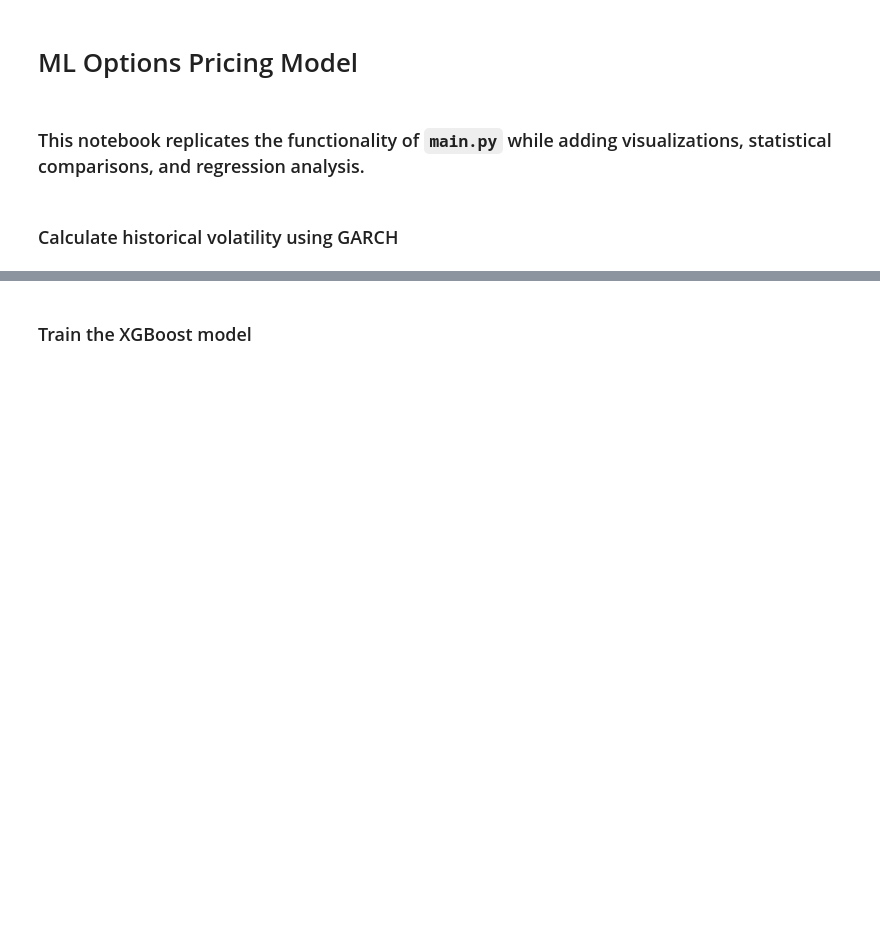
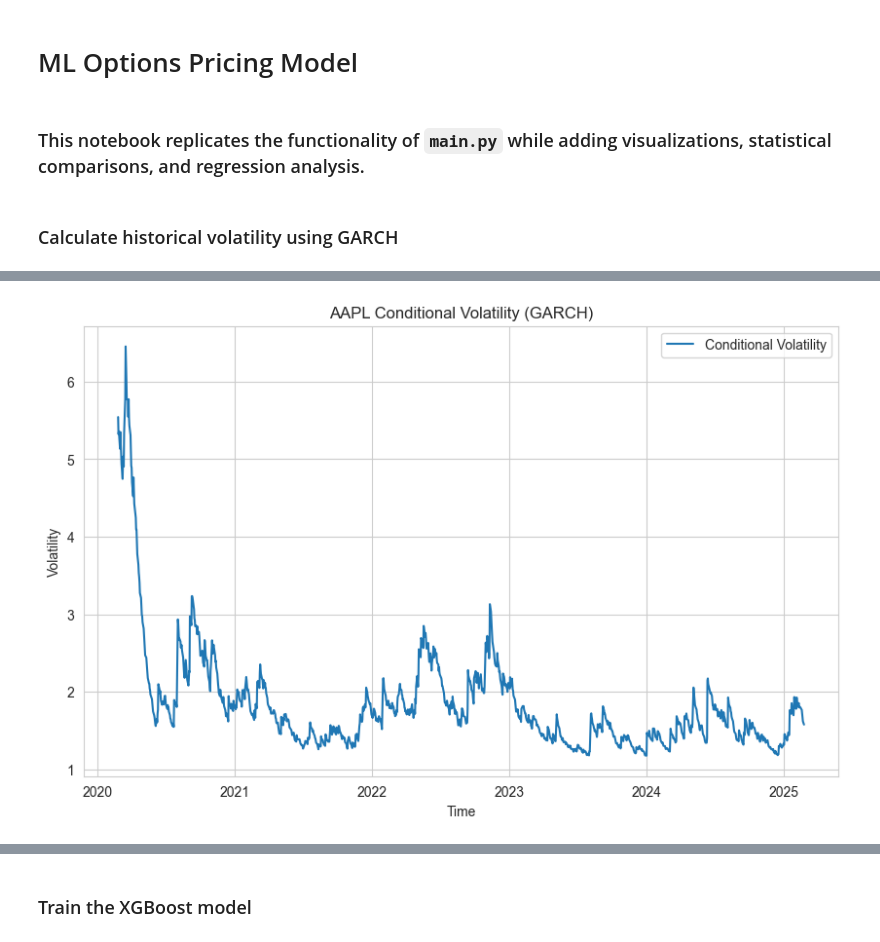
Before and after one commit to devxinvestor/Options, a Jupyter notebook: options.ipynb, the cells around one changed output, grey strips where cells are left out. Cells and saved outputs as stored; diff of their text form; code cells hidden in the pictures; blank space fills up the shorter version.

```diff
--- a/options.ipynb
+++ b/options.ipynb
@@ -39,8 +89,10 @@ garch_volatility = volatility_model.calculate_garch_volatility(stock_data['Adj C
 # %%
-plt.figure(figsize=(12, 6))
-plt.plot(stock_data.index, garch_volatility, label="GARCH Volatility", color="blue")
-plt.title(f"Historical Volatility vs. GARCH Volatility for {ticker}")
-plt.xlabel("Date")
+plt.figure(figsize=(10, 6))
+plt.plot(garch_model_fit.conditional_volatility, label='Conditional Volatility')
+plt.title(f"{ticker} Conditional Volatility (GARCH)")
+plt.xlabel("Time")
 plt.ylabel("Volatility")
 plt.legend()
 plt.show()
+# %% [output]
+[figure, added]
```
Also changed, not shown: parts of 37 cells of this notebook, 6 other files.
